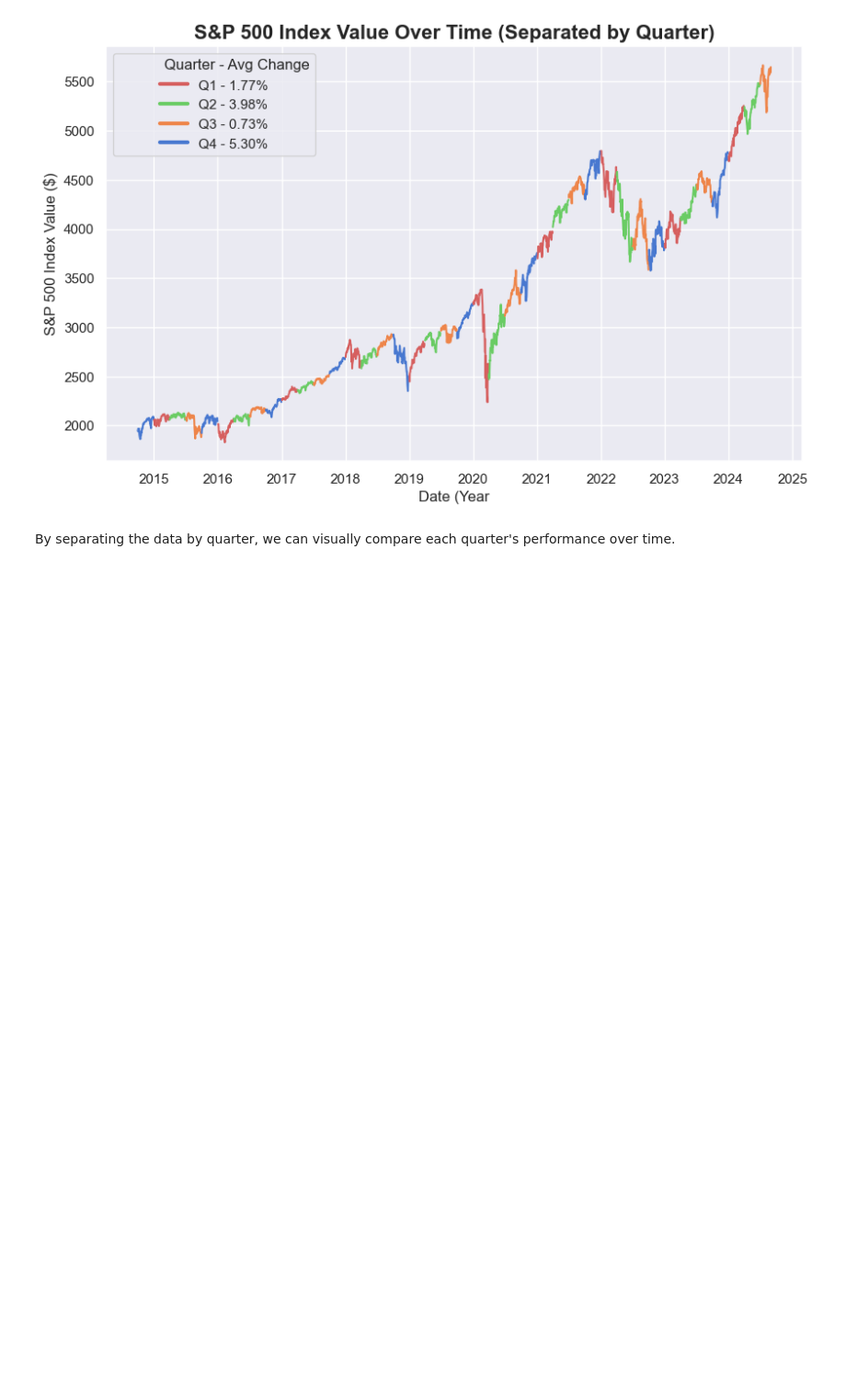
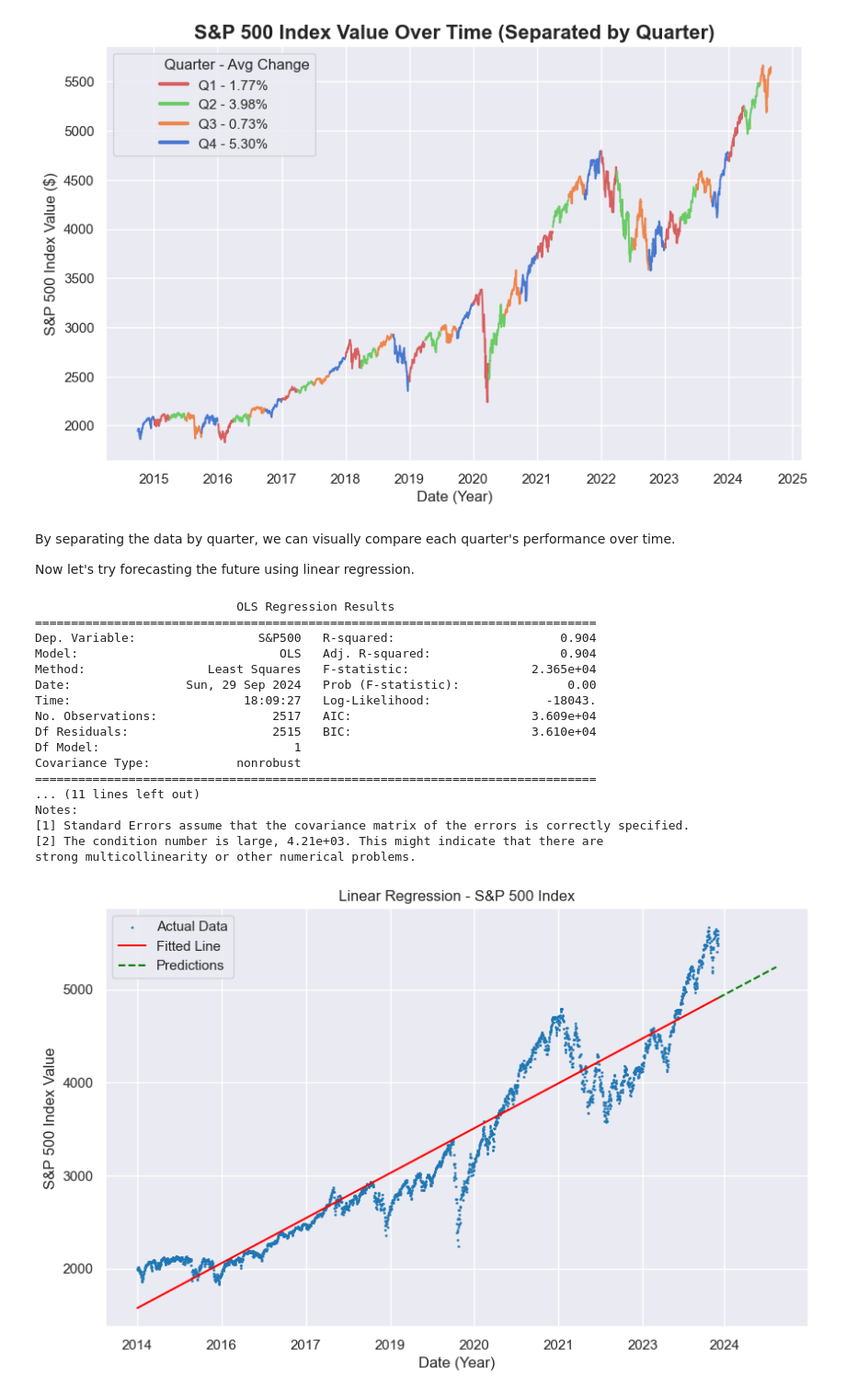
Before and after one commit to iluvcoding123/sp500_analysis, a Jupyter notebook: sp500_analysis.ipynb, the cells around one changed output. Shown: that part at 92% size. Saved outputs shown, nothing was run; the diff lists cells and outputs as text; code cells hidden in the pictures; blank space fills up the shorter version.

Commit message:
Added a regression plot for index

```diff
--- a/sp500_analysis.ipynb
+++ b/sp500_analysis.ipynb
@@ -338,3 +338,78 @@ plt.show()
 [figure]
 # %% [markdown]
 By separating the data by quarter, we can visually compare each quarter's performance over time.
+
+Now let's try forecasting the future using linear regression.
+# %%
+import statsmodels.api as sm
+import matplotlib.pyplot as plt
+import pandas as pd
+import matplotlib.dates as mdates
+
+# Create a new column for 'days since start'
+index['Days'] = (index['Date'] - index['Date'].min()).dt.days
+
+# Define x (explanatory variable) and y (response variable)
+x = index['Days']
+y = index['S&P500']
+
+# Add a constant term for the intercept
+x = sm.add_constant(x)
+
+# Fit the model
+model = sm.OLS(y, x)
+results = model.fit()
+
+# Print the summary of the model
+print(results.summary())
+
+# Plot the actual data vs the regression line
+plt.figure(figsize=(10, 6))
+plt.scatter(index['Days'], y, label='Actual Data', s=1)
+plt.plot(index['Days'], results.fittedvalues, color='red', label='Fitted Line')
+
+# Make predictions for the next 365 days based on regression line
+future_days = pd.DataFrame({'Days': range(index['Days'].max() + 1, index['Days'].max() + 366)})
+future_days['Date'] = pd.to_datetime(index['Date'].min()) + pd.to_timedelta(future_days['Days'], unit='D')
+future_days = sm.add_constant(future_days['Days'])
+predictions = results.predict(future_days)
+
+# Plot the future predictions
+plt.plot(future_days['Days'], predictions, color='green', linestyle='--', label='Predictions')
+
+# Combine the current dates and future dates
+all_dates = pd.to_datetime(index['Date'].min()) + pd.to_timedelta(pd.concat([index['Days'], future_days['Days']]), unit='D')
+
+# Customize the plot
+plt.xlabel('Date (Year)')
+plt.ylabel('S&P 500 Index Value')
+plt.title('Linear Regression - S&P 500 Index')
+
+# Adjust xticks to show years for both actual data and future predictions
+plt.gca().xaxis.set_major_formatter(mdates.DateFormatter('%Y'))  # Format the x-axis to show years
+plt.gca().xaxis.set_major_locator(mdates.YearLocator())  # Set the ticks to show every year
+
+# Extend x-axis ticks for future predictions
+plt.xticks(ticks=pd.concat([index['Days'], future_days['Days']])[::365], labels=all_dates.dt.year[::365])
+
+plt.legend()
+plt.show()
+# %% [output]
+                            OLS Regression Results
+==============================================================================
+Dep. Variable:                 S&P500   R-squared:                       0.904
+Model:                            OLS   Adj. R-squared:                  0.904
+Method:                 Least Squares   F-statistic:                 2.365e+04
+Date:                Sun, 29 Sep 2024   Prob (F-statistic):               0.00
+Time:                        18:09:27   Log-Likelihood:                -18043.
+No. Observations:                2517   AIC:                         3.609e+04
+Df Residuals:                    2515   BIC:                         3.610e+04
+Df Model:                           1
+Covariance Type:            nonrobust
+==============================================================================
+... (11 lines left out)
+Notes:
+[1] Standard Errors assume that the covariance matrix of the errors is correctly specified.
+[2] The condition number is large, 4.21e+03. This might indicate that there are
+strong multicollinearity or other numerical problems.
+[figure, added]
```
Also changed, not shown: parts of 1 cell of this notebook.
